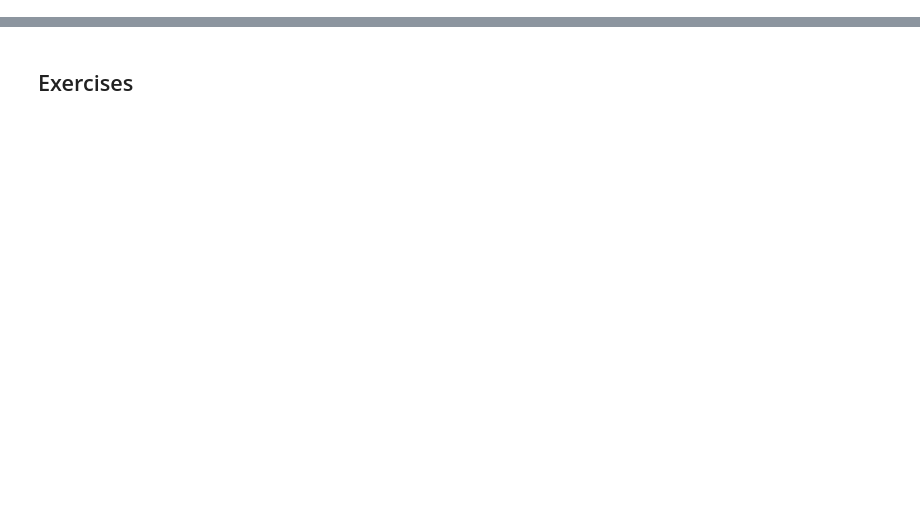
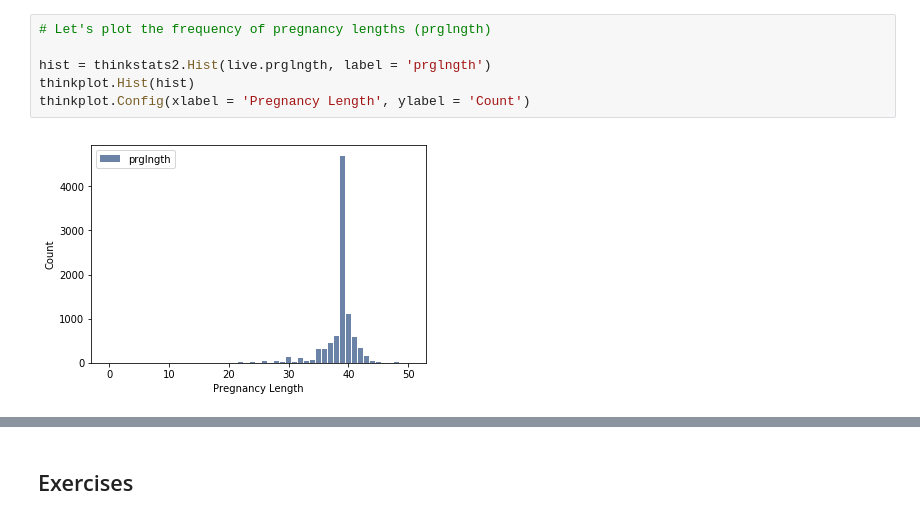
Before and after one commit to alexkhantreras/ThinkStats2, a Jupyter notebook: code/chap02ex.ipynb, the cells around one changed output, grey strips where cells are left out. Saved outputs shown, nothing was run; the diff lists cells and outputs as text; blank space fills up the shorter version.

```diff
--- a/code/chap02ex.ipynb
+++ b/code/chap02ex.ipynb
@@ -274,0 +156,8 @@ first_others
+# %%
+# Let's plot the frequency of pregnancy lengths (prglngth)
+
+hist = thinkstats2.Hist(live.prglngth, label = 'prglngth')
+thinkplot.Hist(hist)
+thinkplot.Config(xlabel = 'Pregnancy Length', ylabel = 'Count')
+# %% [output]
+[figure, added]
```
Also changed, not shown: parts of 116 cells of this notebook.
